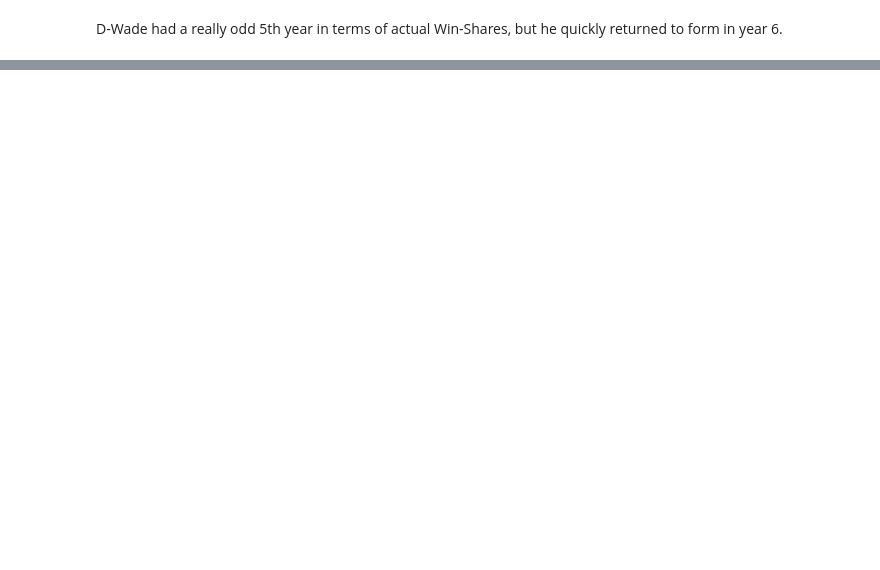
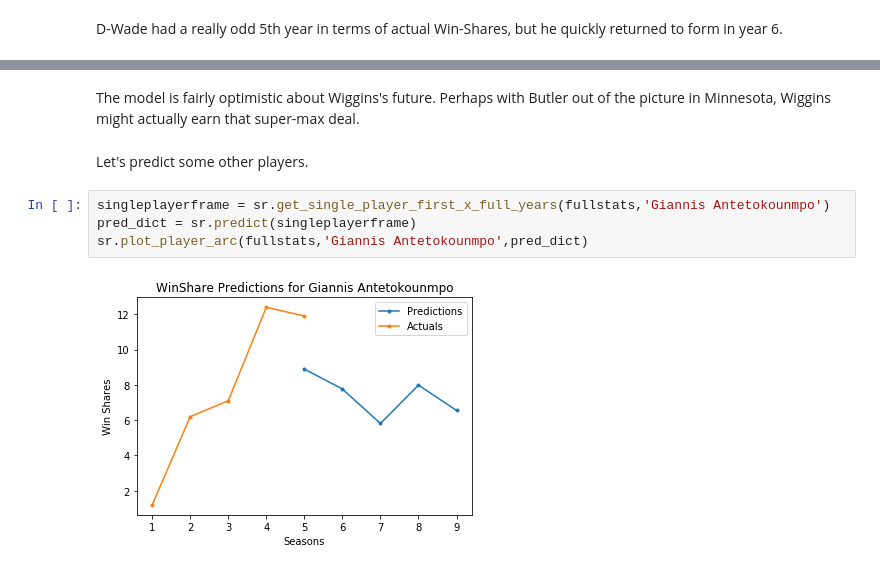
Before and after one commit to KirkAVoss/kv-capstone, a Jupyter notebook: NBAwinshare/Example_Usage_of_Seasonal_Regressor.ipynb, the cells around one changed output, grey strips where cells are left out. Cells and saved outputs as stored; diff of their text form; blank space fills up the shorter version.

```diff
--- a/NBAwinshare/Example_Usage_of_Seasonal_Regressor.ipynb
+++ b/NBAwinshare/Example_Usage_of_Seasonal_Regressor.ipynb
@@ -185,0 +220,10 @@ sr.plot_player_arc(fullstats, 'Vitaly Potapenko', pred_dict)
+# %% [markdown]
+The model is fairly optimistic about Wiggins's future.  Perhaps with Butler out of the picture in Minnesota, Wiggins might actually earn that super-max deal.
+# %% [markdown]
+Let's predict some other players.
+# %%
+singleplayerframe = sr.get_single_player_first_x_full_years(fullstats,'Giannis Antetokounmpo')
+pred_dict = sr.predict(singleplayerframe)
+sr.plot_player_arc(fullstats,'Giannis Antetokounmpo',pred_dict)
+# %% [output]
+[figure, added]
```
Also changed, not shown: parts of 55 cells of this notebook, 1 other file.
